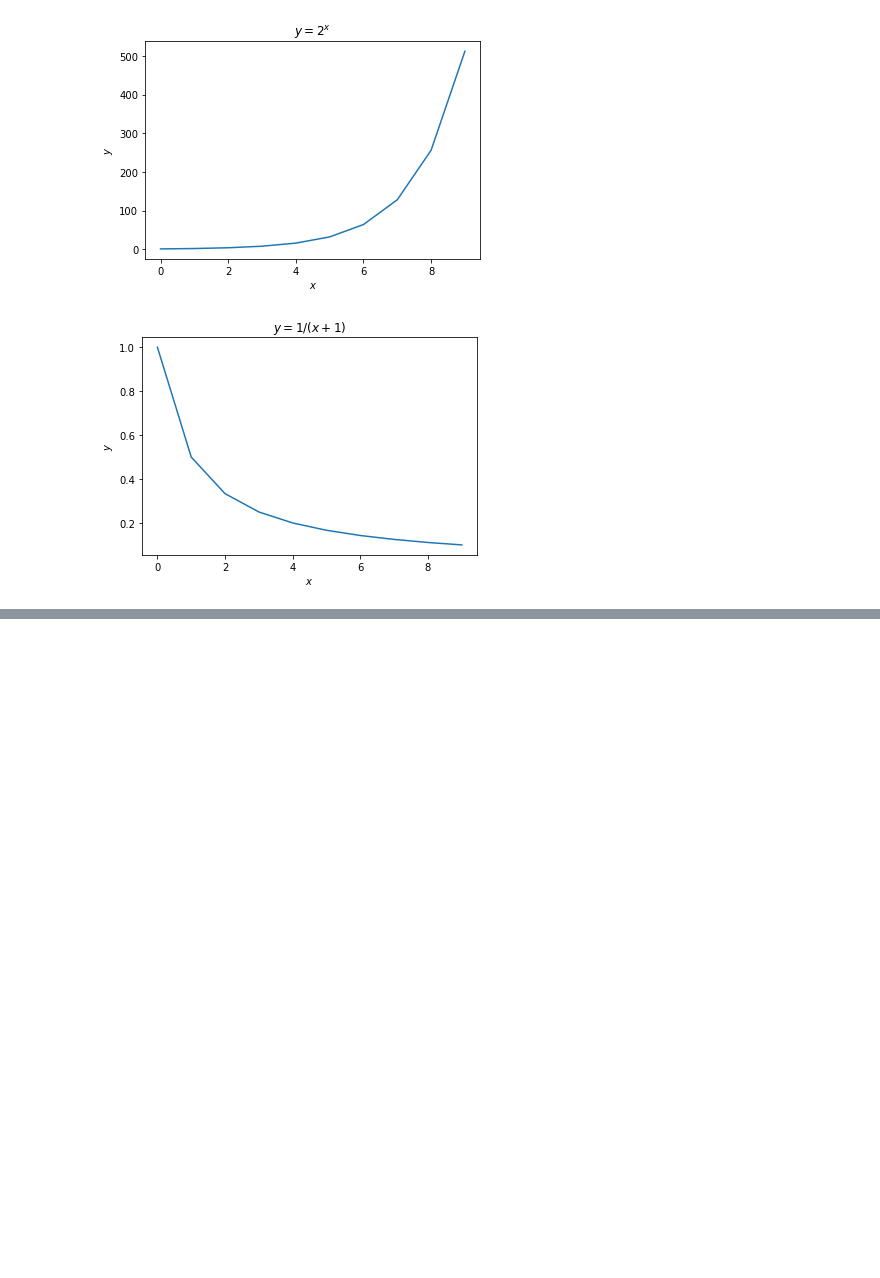
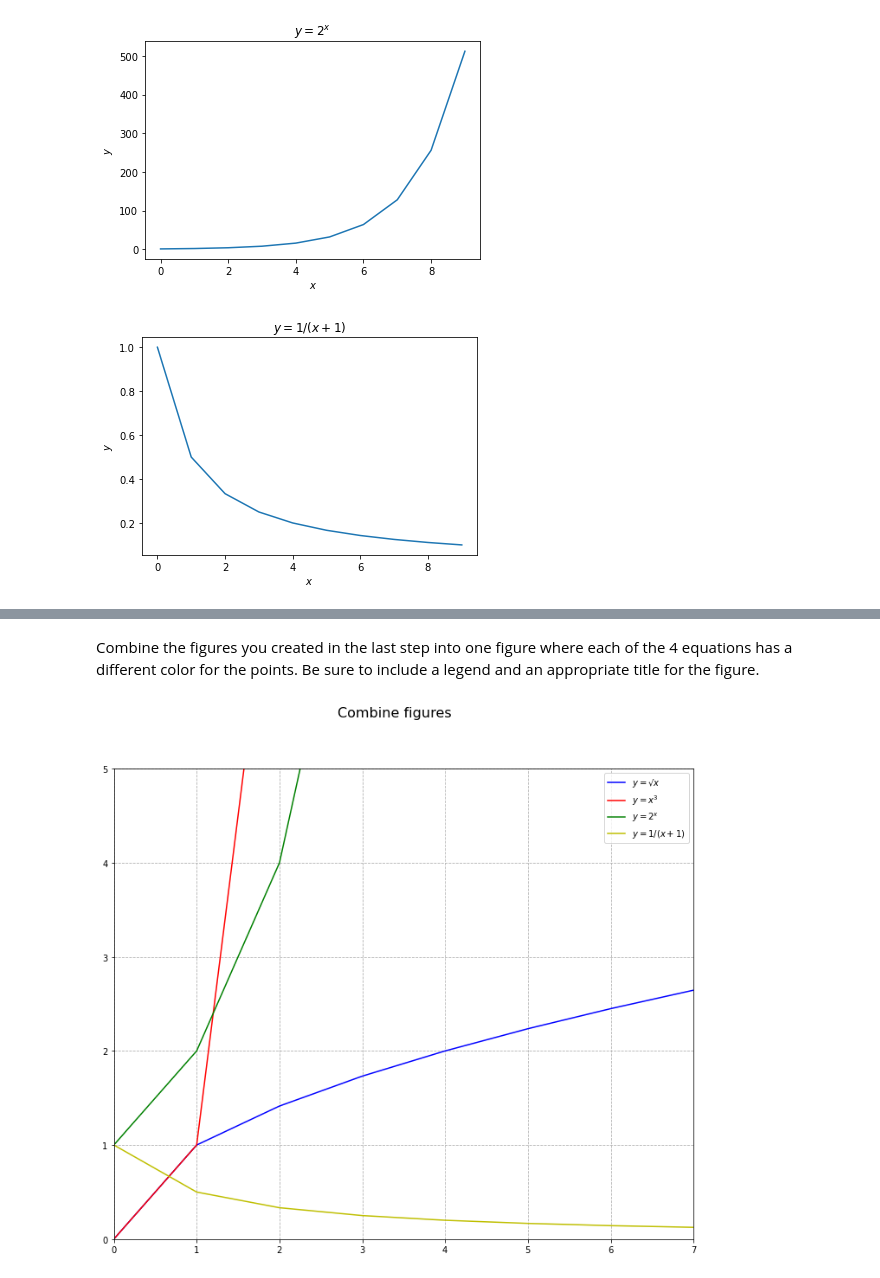
Before and after one commit to Olivert75/numpy-pandas-visualization-exercises, a Jupyter notebook: numpy-pandas-visualization-exercises.ipynb, the cells around one changed output, grey strips where cells are left out. Drawn from its saved outputs; the diff is of its cells as text; code cells hidden in the pictures; blank space fills up the shorter version.

```diff
--- a/numpy-pandas-visualization-exercises.ipynb
+++ b/numpy-pandas-visualization-exercises.ipynb
@@ -119,0 +122,35 @@ plt.show()
+# %% [markdown]
+Combine the figures you created in the last step into one figure where each of the 4 equations has a different color for the points. Be sure to include a legend and an appropriate title for the figure.
+# %%
+#Create variables
+x = range (0,10)
+y = [math.sqrt(num) for num in x]
+y2 = [num**3 for num in x]
+y3 = [2**num for num in x]
+y4 = [1 /(num + 1) for num in x]
+
+#Define a firgure, give a title
+plt.figure(figsize = (12, 10))
+plt.suptitle ('Combine figures', fontsize = 16)
+
+plt.plot(x, y, color = 'b', label = '$y =√x$')
+plt.grid(True, ls = '--')
+plt.legend()
+
+plt.plot(x, y2, color = 'r', label = '$y = x^3$')
+plt.grid(True, ls = '--')
+plt.legend()
+
+plt.plot(x, y3, color = 'g', label = '$y = 2^x$')
+plt.grid(True, ls = '--')
+plt.legend()
+
+plt.plot(x, y4, color = 'y', label = '$y = 1 /(x + 1)$')
+plt.grid(True, ls = '--')
+plt.legend()
+
+plt.ylim(0,5)
+plt.xlim(0,7)
+plt.show()
+# %% [output]
+[figure, added]
```
Also changed, not shown: parts of 2 cells of this notebook.
